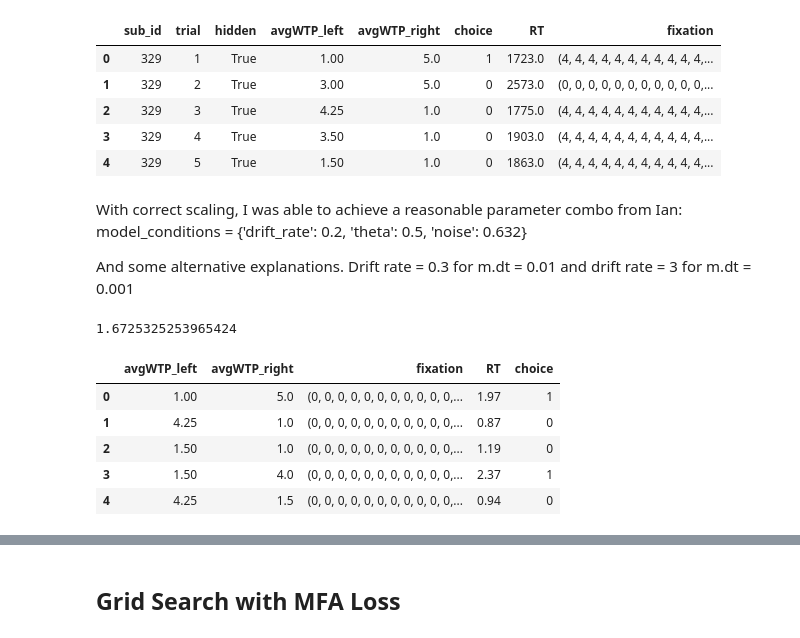
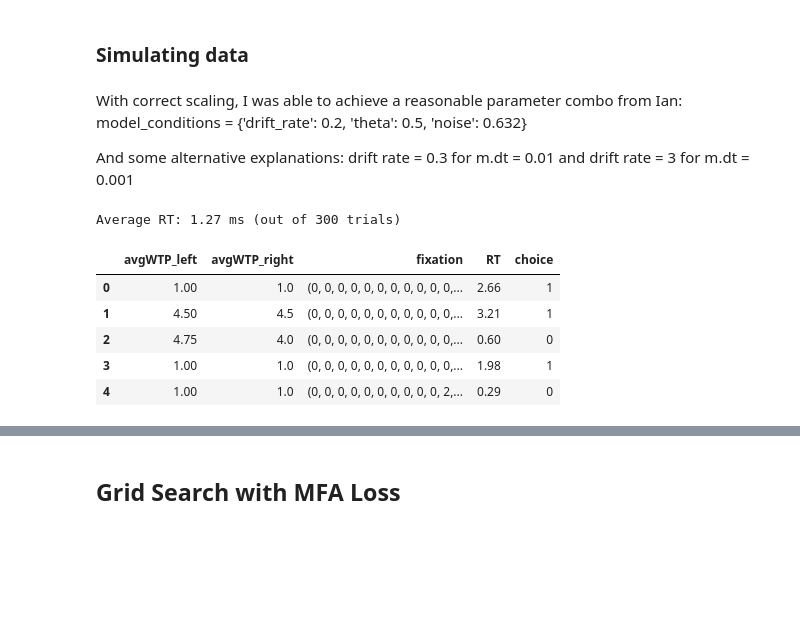
Before and after one commit to Hehesh/DDM, a Jupyter notebook: exploratory_notebooks/grid_search.ipynb, the cells around one changed output, grey strips where cells are left out. Cells and saved outputs as stored; diff of their text form; code cells hidden in the pictures; blank space fills up the shorter version.

```diff
--- a/exploratory_notebooks/grid_search.ipynb
+++ b/exploratory_notebooks/grid_search.ipynb
@@ -63,58 +62,57 @@ See the caveats in the documentation: https://pandas.pydata.org/pandas-docs/stab
-# %%
-sample_df.head()
-# %% [output]
-|  | sub_id | trial | hidden | avgWTP_left | avgWTP_right | choice | RT | fixation |
-| 0 | 329 | 1 | True | 1.00 | 5.0 | 1 | 1723.0 | (4, 4, 4, 4, 4, 4, 4, 4, 4, 4, 4,... |
-| 1 | 329 | 2 | True | 3.00 | 5.0 | 0 | 2573.0 | (0, 0, 0, 0, 0, 0, 0, 0, 0, 0, 0,... |
-| 2 | 329 | 3 | True | 4.25 | 1.0 | 0 | 1775.0 | (4, 4, 4, 4, 4, 4, 4, 4, 4, 4, 4,... |
-| 3 | 329 | 4 | True | 3.50 | 1.0 | 0 | 1903.0 | (4, 4, 4, 4, 4, 4, 4, 4, 4, 4, 4,... |
-| 4 | 329 | 5 | True | 1.50 | 1.0 | 0 | 1863.0 | (4, 4, 4, 4, 4, 4, 4, 4, 4, 4, 4,... |
+# %% [markdown]
+### Simulating data
 # %% [markdown]
 With correct scaling, I was able to achieve a reasonable parameter combo from Ian:
 model_conditions = {'drift_rate': 0.2, 'theta': 0.5, 'noise': 0.632}
 
-And some alternative explanations. Drift rate = 0.3 for m.dt = 0.01 and drift rate = 3 for m.dt = 0.001
+And some alternative explanations: drift rate = 0.3 for m.dt = 0.01 and drift rate = 3 for m.dt = 0.001
 # %%
 from simulation import generate_fixations, simulate
 import pyddm
 
 dt = 0.01
 seed = 42
-model_conditions = {'drift_rate': 0.3, 'theta': 0.5, 'noise': 0.5}
+model_conditions = {'drift_rate': 0.2, 'theta': 0.5, 'noise': 0.9}
 
 trials = sample_df.loc[sample_df['trial'] % 2 == 1].loc[:, ['avgWTP_left', 'avgWTP_right']]
 trials['fixation'] = None
 
-rows = []
+rng = np.random.default_rng(42)
+trials_dict = []
 for idx, r in trials.iterrows():
-    fx = generate_fixations(dt, r.avgWTP_left - r.avgWTP_right, empirical_distributions)
+    fx = generate_fixations(
+        dt,
+        r.avgWTP_left - r.avgWTP_right,
+        empirical_distributions,
+        rng=rng
+    )
     if fx is not None:
-        rows.append((idx, fx))
+        trials_dict.append({
+            "avgWTP_left": r.avgWTP_left,
+            "avgWTP_right": r.avgWTP_right,
+            "fixation": fx
+        })
 
-trials_clean = trials.loc[[i for i, _ in rows]].copy()
-trials_clean['fixation'] = [fx for _, fx in rows]
-my_trials = trials_clean.to_dict(orient="records")
-
-results_df = simulate(dt, model_conditions, my_trials, seed=seed, save_results=False)
+results_df = simulate(dt, model_conditions, trials_dict, seed=seed, save_results=False)
 # results_df['sub_id'] = f'seed{seed}_subjects{size}_sim'
 # results_df['trial'] = range(1, len(trials_clean) + 1)
 # results_df = results_df.rename(columns={'fixation': 'fix_sequence'})
 results_df = results_df.drop(columns = ['trajectory'])
 
 sample = pyddm.Sample.from_pandas_dataframe(
     results_df,
     choice_column_name="choice",
     rt_column_name="RT",
     choice_names=("left", "right")
 )
 
-print(np.average(results_df.loc[:, "RT"]))
+print(f'Average RT: {results_df["RT"].mean():.2f} ms (out of {len(results_df)} trials)')
 results_df.head()
 # %% [output]
-1.6725325253965424
+Average RT: 1.27 ms (out of 300 trials)
 |  | avgWTP_left | avgWTP_right | fixation | RT | choice |
-| 0 | 1.00 | 5.0 | (0, 0, 0, 0, 0, 0, 0, 0, 0, 0, 0,... | 1.97 | 1 |
-| 1 | 4.25 | 1.0 | (0, 0, 0, 0, 0, 0, 0, 0, 0, 0, 0,... | 0.87 | 0 |
-| 2 | 1.50 | 1.0 | (0, 0, 0, 0, 0, 0, 0, 0, 0, 0, 0,... | 1.19 | 0 |
-| 3 | 1.50 | 4.0 | (0, 0, 0, 0, 0, 0, 0, 0, 0, 0, 0,... | 2.37 | 1 |
-| 4 | 4.25 | 1.5 | (0, 0, 0, 0, 0, 0, 0, 0, 0, 0, 0,... | 0.94 | 0 |
+| 0 | 1.00 | 1.0 | (0, 0, 0, 0, 0, 0, 0, 0, 0, 0, 0,... | 2.66 | 1 |
+| 1 | 4.50 | 4.5 | (0, 0, 0, 0, 0, 0, 0, 0, 0, 0, 0,... | 3.21 | 1 |
+| 2 | 4.75 | 4.0 | (0, 0, 0, 0, 0, 0, 0, 0, 0, 0, 0,... | 0.60 | 0 |
+| 3 | 1.00 | 1.0 | (0, 0, 0, 0, 0, 0, 0, 0, 0, 0, 0,... | 1.98 | 1 |
+| 4 | 1.00 | 1.0 | (0, 0, 0, 0, 0, 0, 0, 0, 0, 0, 2,... | 0.29 | 0 |
```
Also changed, not shown: parts of 17 cells of this notebook.
